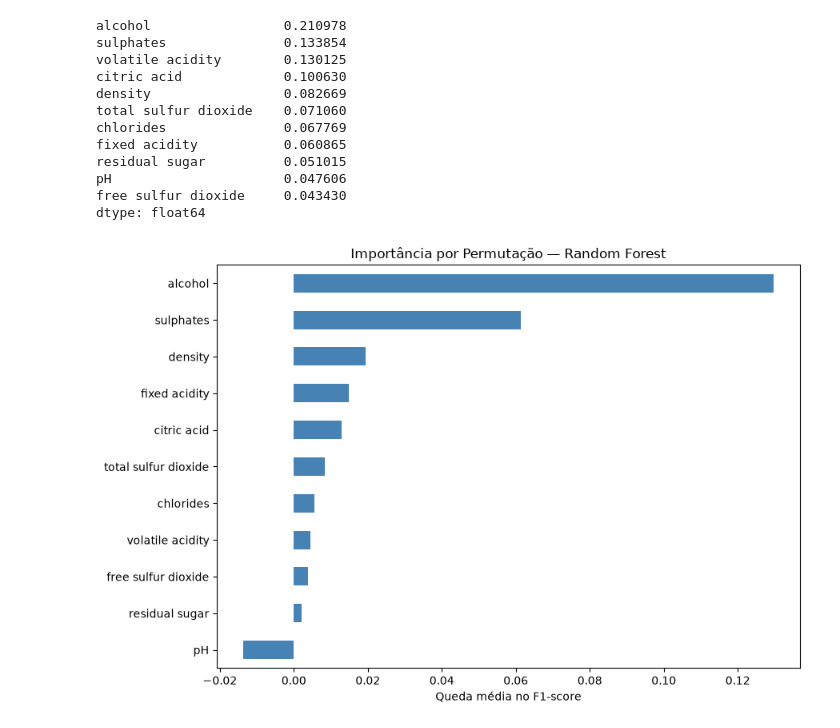
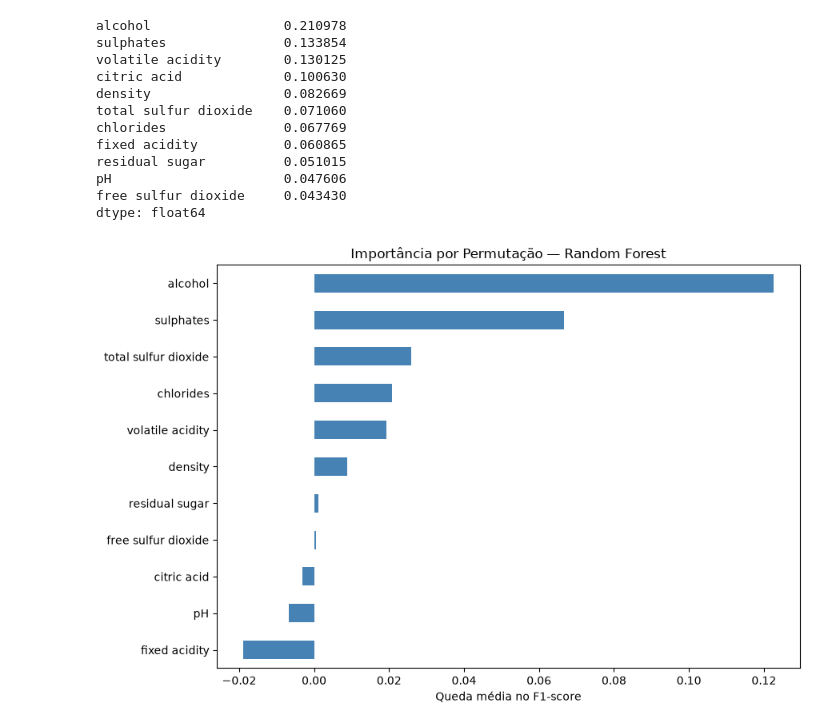
Before and after one commit to acmrosax/Tech-Challeng, a Jupyter notebook: 03_Machine_Learning/Etapa4_Machine_Learning_WineQT.ipynb, the cells around one changed output. Drawn from its saved outputs; the diff is of its cells as text; code cells hidden in the pictures.

```diff
--- a/03_Machine_Learning/Etapa4_Machine_Learning_WineQT.ipynb
+++ b/03_Machine_Learning/Etapa4_Machine_Learning_WineQT.ipynb
@@ -466,34 +473,34 @@ from sklearn.metrics import make_scorer, f1_score
 # Função para calcular F1 com o limiar escolhido
 def f1_ajustado(modelo, X, y):
     previsoes = (
-        modelo.predict_proba(X)[:, 1] >= 0.25
+        modelo.predict_proba(X)[:, 1] >= 0.35
     ).astype(int)
     return f1_score(y, previsoes, zero_division=0)
 
 resultado_permutacao = permutation_importance(
     modelo_rf,
     X_test,
     y_test,
     scoring=f1_ajustado,
     n_repeats=20,
     random_state=42,
     n_jobs=-1
 )
 
 importancia_permutacao = pd.Series(
     resultado_permutacao.importances_mean,
     index=X_test.columns
 ).sort_values()
 
 importancia_permutacao.plot(
     kind="barh",
     figsize=(9, 6),
     color="steelblue"
 )
 
 plt.title("Importância por Permutação — Random Forest")
 plt.xlabel("Queda média no F1-score")
 plt.tight_layout()
 plt.show()
 # %% [output]
-[figure, old version]
+[figure, new version]
```
Also changed, not shown: parts of 1 cell of this notebook, 1 other file.
